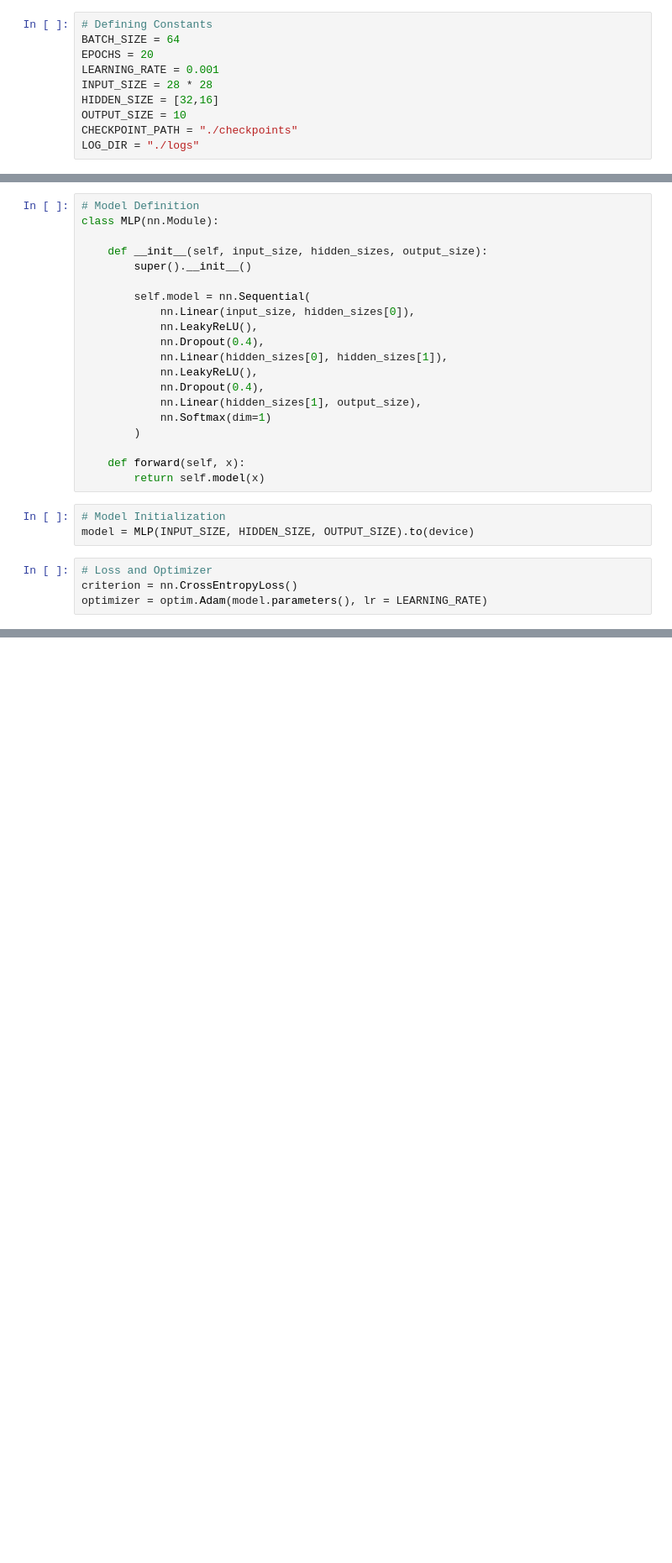
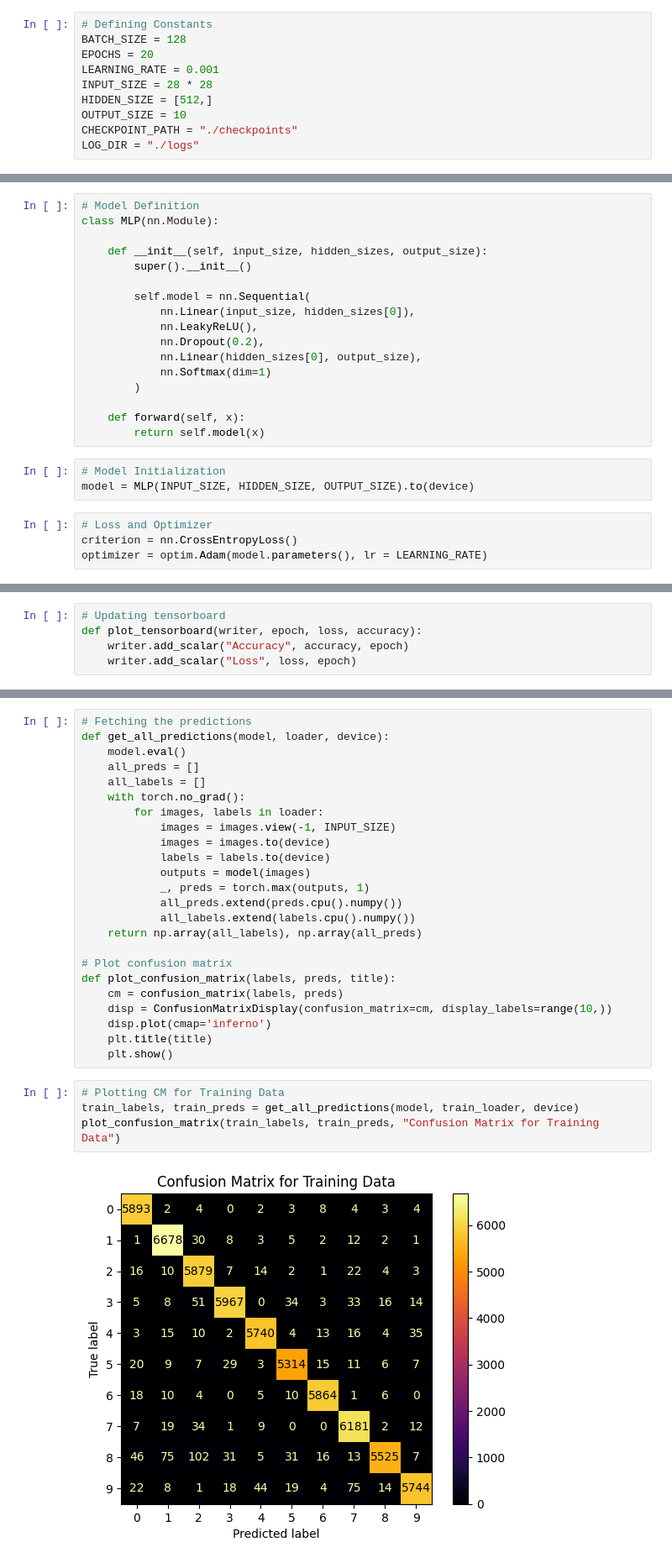
Before and after one commit to Tejax-v2/CV-Model-Architectures, a Jupyter notebook: MLP/multilayerperceptron.ipynb, the cells around one changed output, grey strips where cells are left out. Shown: that part at 84% size. Drawn from its saved outputs; the diff is of its cells as text; blank space fills up the shorter version.

```diff
--- a/MLP/multilayerperceptron.ipynb
+++ b/MLP/multilayerperceptron.ipynb
@@ -14,11 +17,11 @@ device
 device(type='cuda', index=2)
 # %%
 # Defining Constants
-BATCH_SIZE = 64
+BATCH_SIZE = 128
 EPOCHS = 20
 LEARNING_RATE = 0.001
 INPUT_SIZE = 28 * 28
-HIDDEN_SIZE = [32,16]
+HIDDEN_SIZE = [512,]
 OUTPUT_SIZE = 10
 CHECKPOINT_PATH = "./checkpoints"
 LOG_DIR = "./logs"
@@ -52,11 +55,8 @@ class MLP(nn.Module):
         self.model = nn.Sequential(
             nn.Linear(input_size, hidden_sizes[0]),
             nn.LeakyReLU(),
-            nn.Dropout(0.4),
-            nn.Linear(hidden_sizes[0], hidden_sizes[1]),
-            nn.LeakyReLU(),
-            nn.Dropout(0.4),
-            nn.Linear(hidden_sizes[1], output_size),
+            nn.Dropout(0.2),
+            nn.Linear(hidden_sizes[0], output_size),
             nn.Softmax(dim=1)
         )
 
@@ -109,5 +110,10 @@ def evaluate_model(model, test_loader, criterion):
             correct += (predicted == target).sum().item()
 
         return 100 * correct / total, total_loss / len(test_loader)
+# %%
+# Updating tensorboard
+def plot_tensorboard(writer, epoch, loss, accuracy):
+    writer.add_scalar("Accuracy", accuracy, epoch)
+    writer.add_scalar("Loss", loss, epoch)
 # %%
 # Training Loop
@@ -172,0 +225,30 @@ KeyboardInterrupt:
+# %%
+# Fetching the predictions
+def get_all_predictions(model, loader, device):
+    model.eval()
+    all_preds = []
+    all_labels = []
+    with torch.no_grad():
+        for images, labels in loader:
+            images = images.view(-1, INPUT_SIZE)
+            images = images.to(device)
+            labels = labels.to(device)
+            outputs = model(images)
+            _, preds = torch.max(outputs, 1)
+            all_preds.extend(preds.cpu().numpy())
+            all_labels.extend(labels.cpu().numpy())
+    return np.array(all_labels), np.array(all_preds)
+
+# Plot confusion matrix
+def plot_confusion_matrix(labels, preds, title):
+    cm = confusion_matrix(labels, preds)
+    disp = ConfusionMatrixDisplay(confusion_matrix=cm, display_labels=range(10,))
+    disp.plot(cmap='inferno')
+    plt.title(title)
+    plt.show()
+# %%
+# Plotting CM for Training Data
+train_labels, train_preds = get_all_predictions(model, train_loader, device)
+plot_confusion_matrix(train_labels, train_preds, "Confusion Matrix for Training Data")
+# %% [output]
+[figure, added]
```
Also changed, not shown: parts of 7 cells of this notebook, 1 other file.
